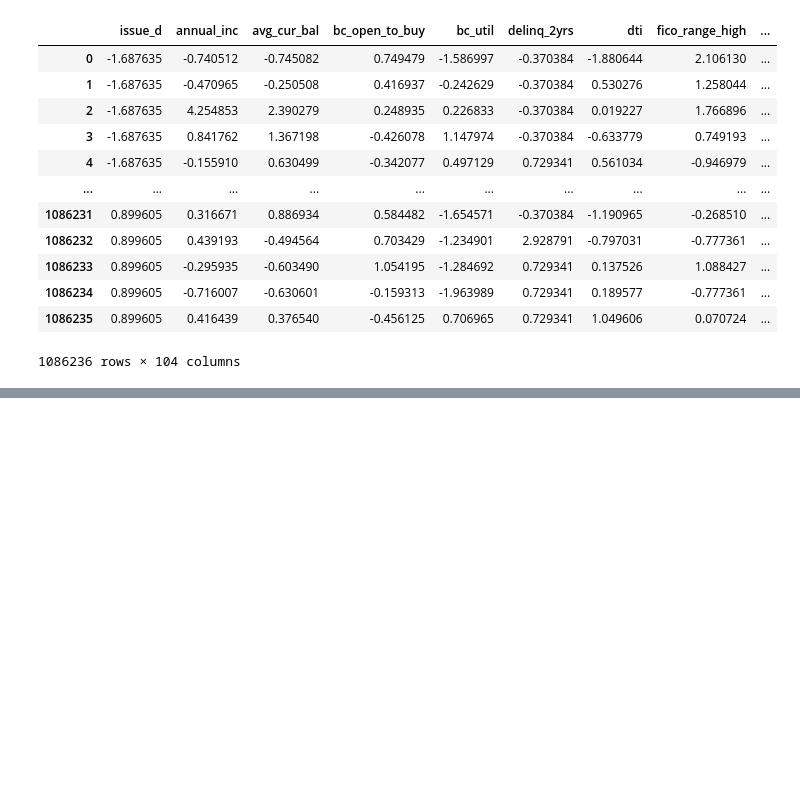
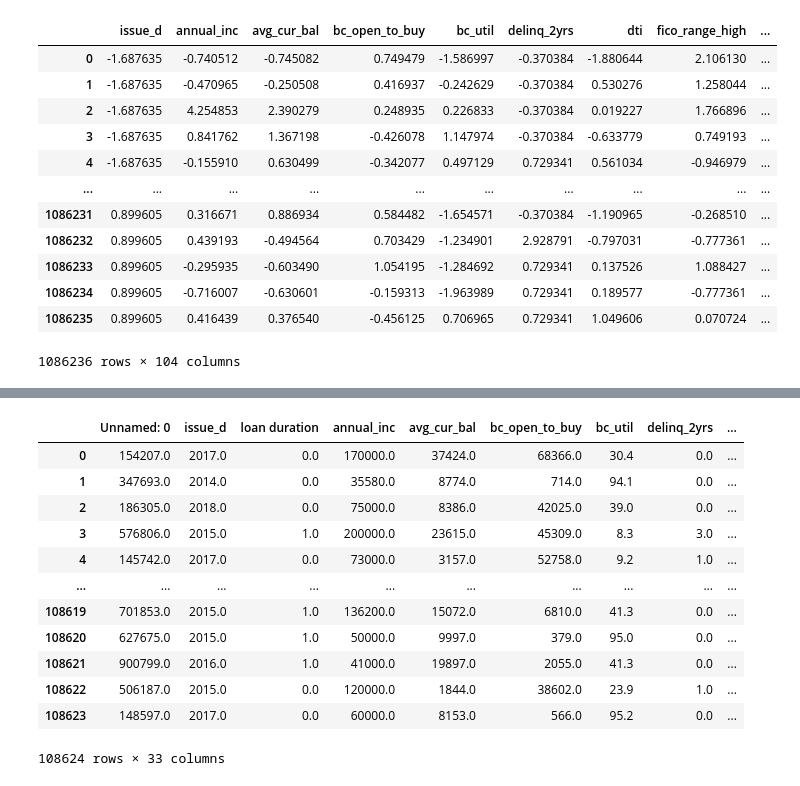
Before and after one commit to auggy-ntn/Interpretability-Stability-and-Fairness-project, a Jupyter notebook: notebooks/preproc.ipynb, the cells around one changed output, grey strips where cells are left out. Cells and saved outputs as stored; diff of their text form; code cells hidden in the pictures; blank space fills up the shorter version.

```diff
--- a/notebooks/preproc.ipynb
+++ b/notebooks/preproc.ipynb
@@ -73,0 +112,16 @@ df
+# %%
+pd.DataFrame(scaler.inverse_transform(X_scaled), columns=X.columns)
+# %% [output]
+|  | Unnamed: 0 | issue_d | loan duration | annual_inc | avg_cur_bal | bc_open_to_buy | bc_util | delinq_2yrs | ... |
+| 0 | 154207.0 | 2017.0 | 0.0 | 170000.0 | 37424.0 | 68366.0 | 30.4 | 0.0 | ... |
+| 1 | 347693.0 | 2014.0 | 0.0 | 35580.0 | 8774.0 | 714.0 | 94.1 | 0.0 | ... |
+| 2 | 186305.0 | 2018.0 | 0.0 | 75000.0 | 8386.0 | 42025.0 | 39.0 | 0.0 | ... |
+| 3 | 576806.0 | 2015.0 | 1.0 | 200000.0 | 23615.0 | 45309.0 | 8.3 | 3.0 | ... |
+| 4 | 145742.0 | 2017.0 | 0.0 | 73000.0 | 3157.0 | 52758.0 | 9.2 | 1.0 | ... |
+| ... | ... | ... | ... | ... | ... | ... | ... | ... | ... |
+| 108619 | 701853.0 | 2015.0 | 1.0 | 136200.0 | 15072.0 | 6810.0 | 41.3 | 0.0 | ... |
+| 108620 | 627675.0 | 2015.0 | 1.0 | 50000.0 | 9997.0 | 379.0 | 95.0 | 0.0 | ... |
+| 108621 | 900799.0 | 2016.0 | 1.0 | 41000.0 | 19897.0 | 2055.0 | 41.3 | 0.0 | ... |
+| 108622 | 506187.0 | 2015.0 | 0.0 | 120000.0 | 1844.0 | 38602.0 | 23.9 | 1.0 | ... |
+| 108623 | 148597.0 | 2017.0 | 0.0 | 60000.0 | 8153.0 | 566.0 | 95.2 | 0.0 | ... |
+108624 rows × 33 columns
```
Also changed, not shown: parts of 4 cells of this notebook, 7 other files.
